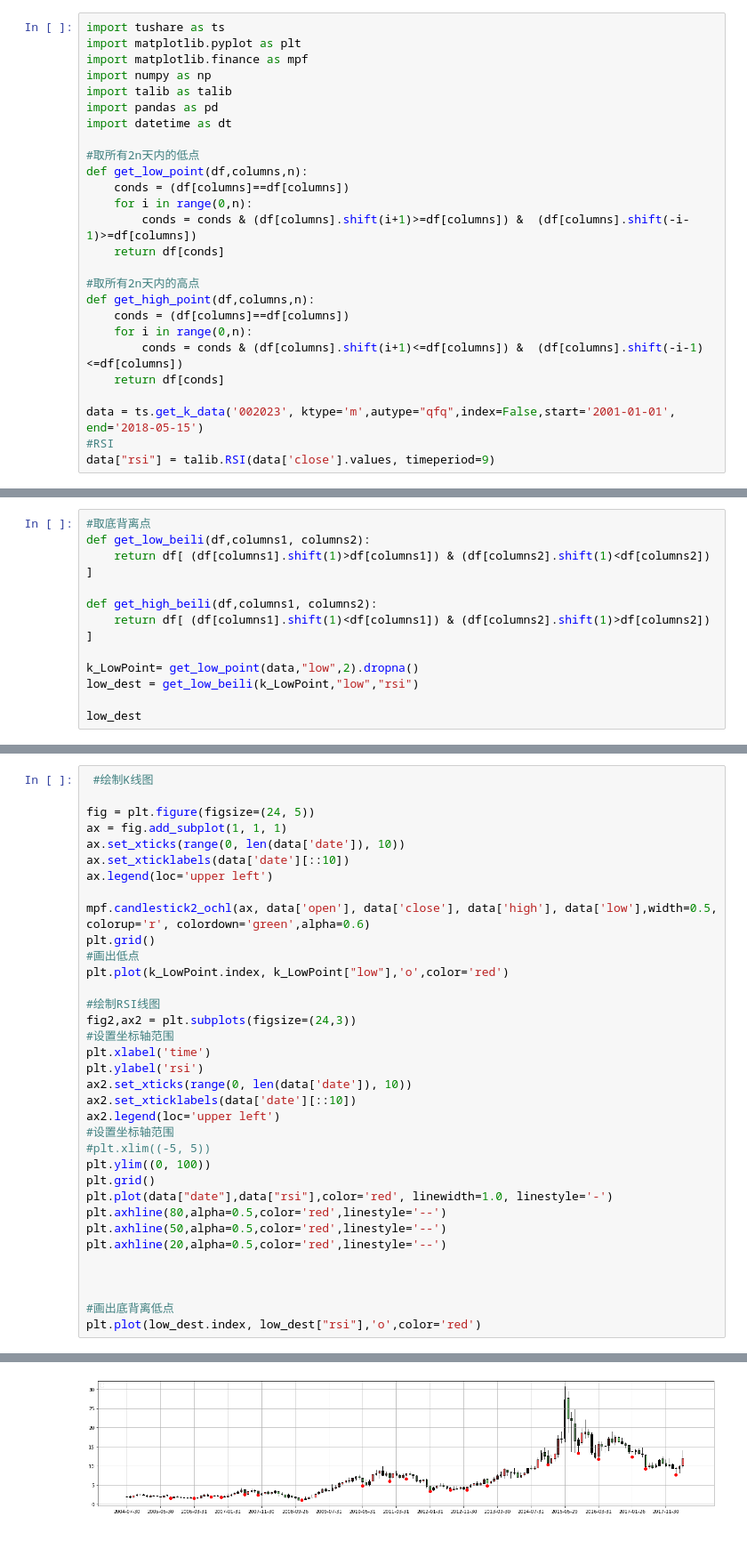
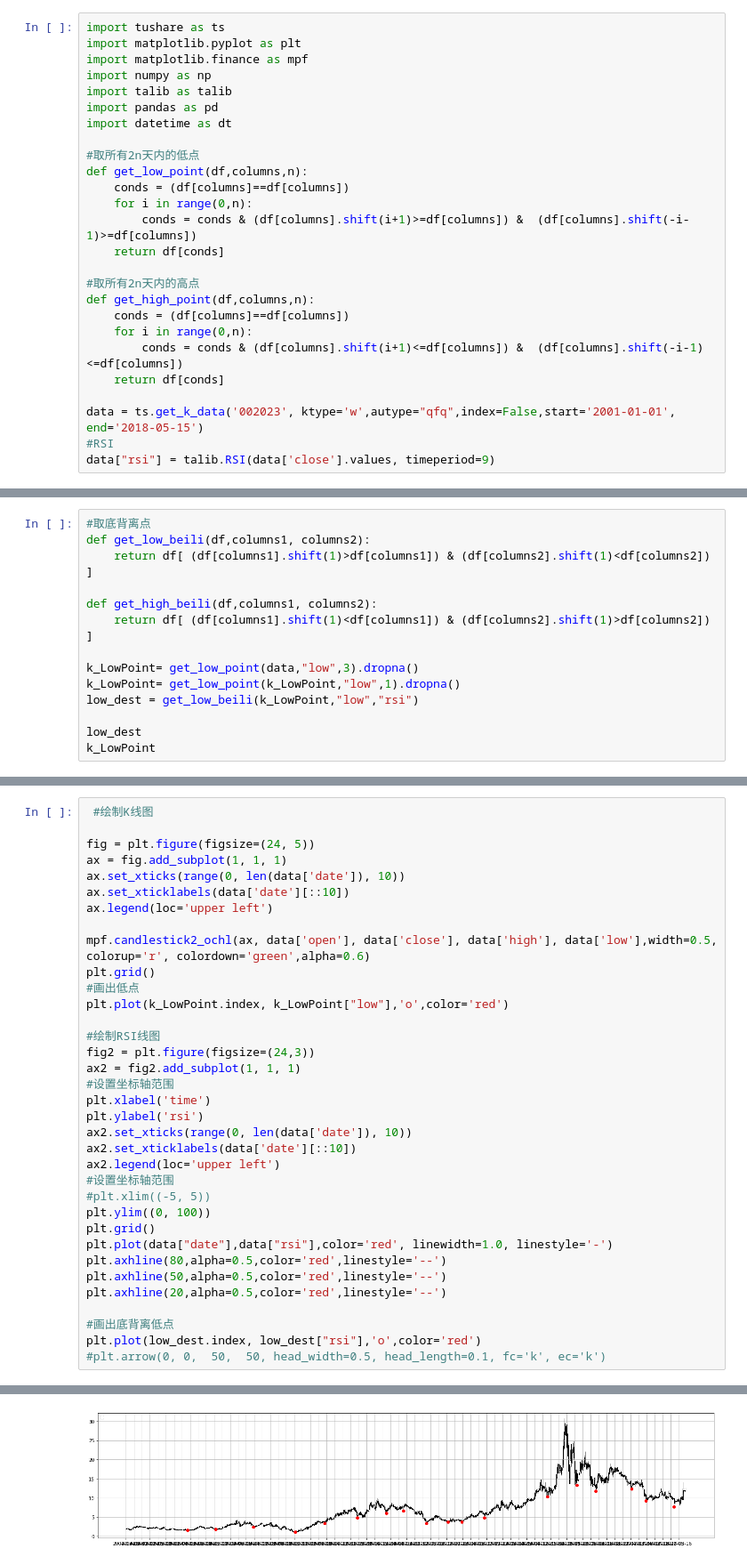
Before and after one commit to huanghan/notebook-01, a Jupyter notebook: 002023.ipynb, the cells around one changed output, grey strips where cells are left out. Shown: that part at 89% size. Saved outputs shown, nothing was run; the diff lists cells and outputs as text.

```diff
--- a/002023.ipynb
+++ b/002023.ipynb
@@ -21,6 +21,6 @@ def get_high_point(df,columns,n):
         conds = conds & (df[columns].shift(i+1)<=df[columns]) &  (df[columns].shift(-i-1)<=df[columns])
     return df[conds]
 
-data = ts.get_k_data('002023', ktype='m',autype="qfq",index=False,start='2001-01-01', end='2018-05-15')
+data = ts.get_k_data('002023', ktype='w',autype="qfq",index=False,start='2001-01-01', end='2018-05-15')
 #RSI
 data["rsi"] = talib.RSI(data['close'].values, timeperiod=9)
@@ -35,9 +32,11 @@ def get_low_beili(df,columns1, columns2):
 def get_high_beili(df,columns1, columns2):
     return df[ (df[columns1].shift(1)<df[columns1]) & (df[columns2].shift(1)>df[columns2])  ]
 
-k_LowPoint= get_low_point(data,"low",2).dropna()
+k_LowPoint= get_low_point(data,"low",3).dropna()
+k_LowPoint= get_low_point(k_LowPoint,"low",1).dropna()
 low_dest = get_low_beili(k_LowPoint,"low","rsi")
 
 low_dest
+k_LowPoint
 # %% [output]
 |  | date | open | close | high | low | volume | code | rsi |
@@ -59,34 +76,34 @@ fig = plt.figure(figsize=(24, 5))
 ax = fig.add_subplot(1, 1, 1)
 ax.set_xticks(range(0, len(data['date']), 10))
 ax.set_xticklabels(data['date'][::10])
 ax.legend(loc='upper left')
 
 mpf.candlestick2_ochl(ax, data['open'], data['close'], data['high'], data['low'],width=0.5, colorup='r', colordown='green',alpha=0.6)
 plt.grid()
 #画出低点
 plt.plot(k_LowPoint.index, k_LowPoint["low"],'o',color='red')
 
 #绘制RSI线图
-fig2,ax2 = plt.subplots(figsize=(24,3))
+fig2 = plt.figure(figsize=(24,3))
+ax2 = fig2.add_subplot(1, 1, 1)
 #设置坐标轴范围
 plt.xlabel('time')
 plt.ylabel('rsi')
 ax2.set_xticks(range(0, len(data['date']), 10))
 ax2.set_xticklabels(data['date'][::10])
 ax2.legend(loc='upper left')
 #设置坐标轴范围
 #plt.xlim((-5, 5))
 plt.ylim((0, 100))
 plt.grid()
 plt.plot(data["date"],data["rsi"],color='red', linewidth=1.0, linestyle='-')
 plt.axhline(80,alpha=0.5,color='red',linestyle='--')
 plt.axhline(50,alpha=0.5,color='red',linestyle='--')
 plt.axhline(20,alpha=0.5,color='red',linestyle='--')
 
-
-
 #画出底背离低点
 plt.plot(low_dest.index, low_dest["rsi"],'o',color='red')
+#plt.arrow(0, 0,  50,  50, head_width=0.5, head_length=0.1, fc='k', ec='k')
 # %% [output]
 [<matplotlib.lines.Line2D at 0x...>]
-[figure, old version]
+[figure, new version]
```
Also changed, not shown: parts of 4 cells of this notebook.
